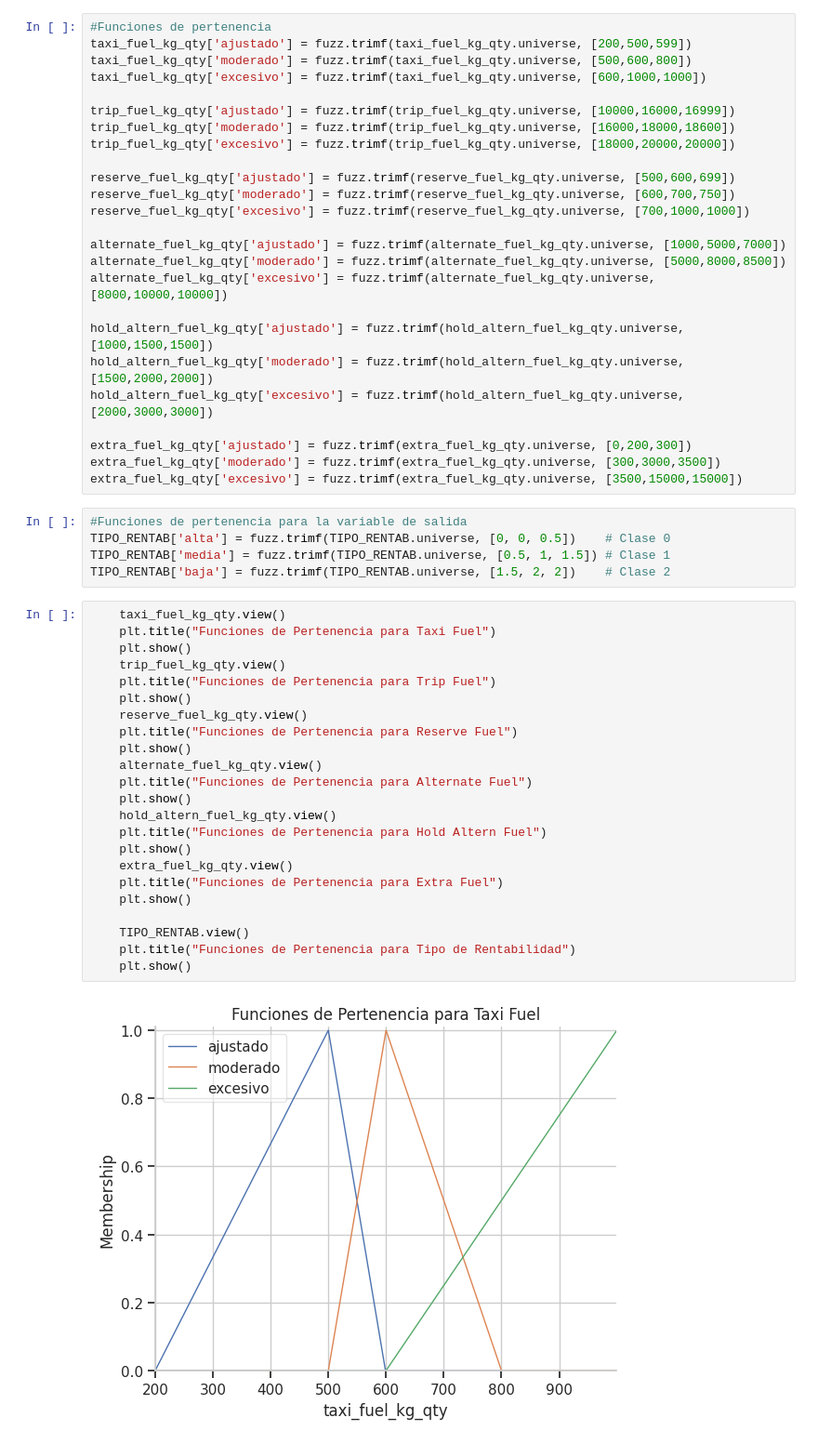
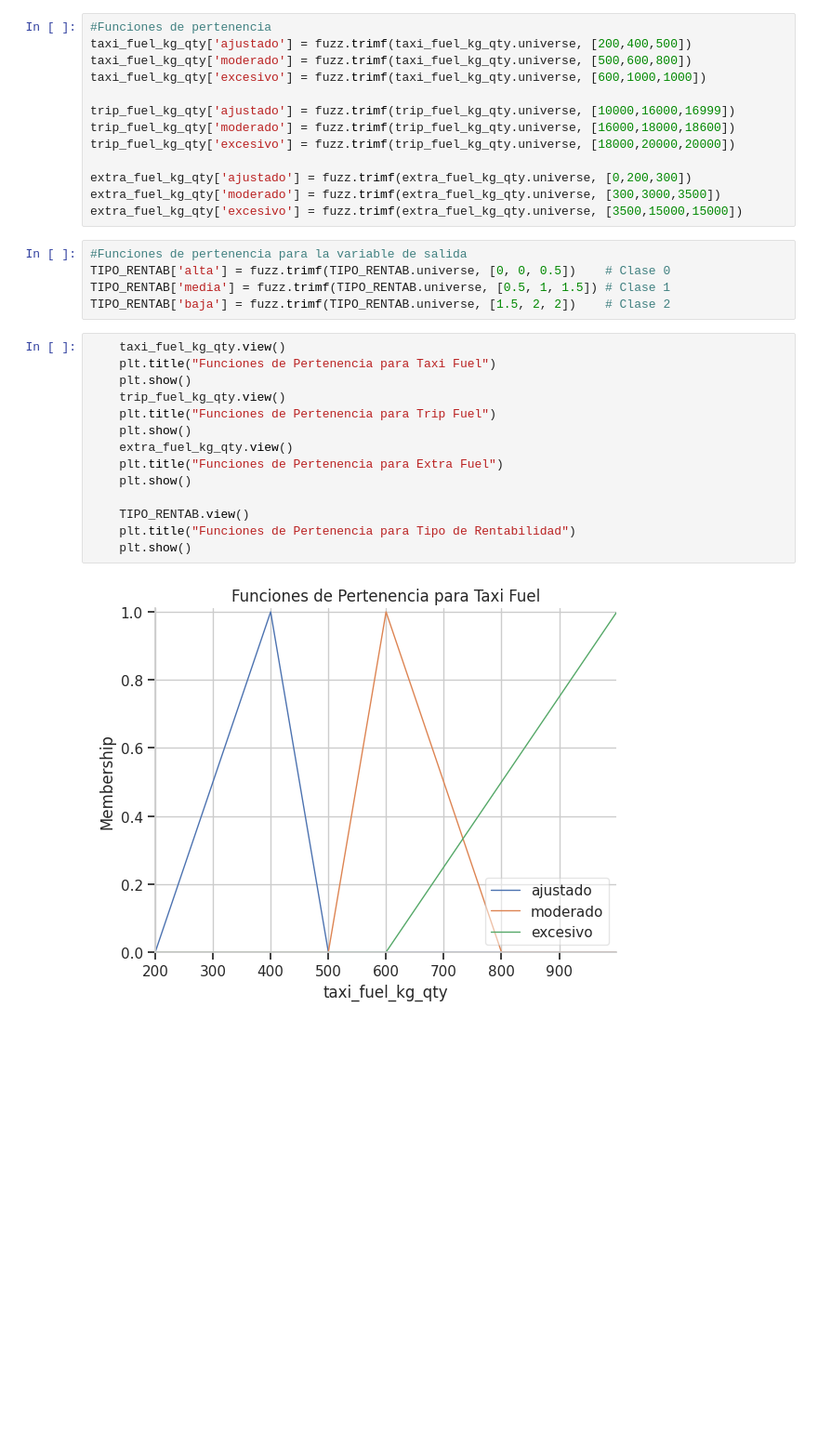
Before and after one commit to Felipepa9/MADSI, a Jupyter notebook: Sección_1_MOD_SIST_INT.ipynb, the cells around one changed output. Shown at 93% size. Drawn from its saved outputs; the diff is of its cells as text; blank space fills up the shorter version.

```diff
--- a/Sección_1_MOD_SIST_INT.ipynb
+++ b/Sección_1_MOD_SIST_INT.ipynb
@@ -75,7 +70,7 @@ extra_fuel_kg_qty = ctrl.Antecedent(np.arange(0, 15000, 1), 'extra_fuel_kg_qty')
 TIPO_RENTAB = ctrl.Consequent(np.arange(0, 2.1, 0.1), 'TIPO_RENTAB')
 # %%
 #Funciones de pertenencia
-taxi_fuel_kg_qty['ajustado'] = fuzz.trimf(taxi_fuel_kg_qty.universe, [200,500,599])
+taxi_fuel_kg_qty['ajustado'] = fuzz.trimf(taxi_fuel_kg_qty.universe, [200,400,500])
 taxi_fuel_kg_qty['moderado'] = fuzz.trimf(taxi_fuel_kg_qty.universe, [500,600,800])
 taxi_fuel_kg_qty['excesivo'] = fuzz.trimf(taxi_fuel_kg_qty.universe, [600,1000,1000])
 
@@ -83,18 +78,6 @@ trip_fuel_kg_qty['ajustado'] = fuzz.trimf(trip_fuel_kg_qty.universe, [10000,1600
 trip_fuel_kg_qty['moderado'] = fuzz.trimf(trip_fuel_kg_qty.universe, [16000,18000,18600])
 trip_fuel_kg_qty['excesivo'] = fuzz.trimf(trip_fuel_kg_qty.universe, [18000,20000,20000])
 
-reserve_fuel_kg_qty['ajustado'] = fuzz.trimf(reserve_fuel_kg_qty.universe, [500,600,699])
-reserve_fuel_kg_qty['moderado'] = fuzz.trimf(reserve_fuel_kg_qty.universe, [600,700,750])
-reserve_fuel_kg_qty['excesivo'] = fuzz.trimf(reserve_fuel_kg_qty.universe, [700,1000,1000])
-
-alternate_fuel_kg_qty['ajustado'] = fuzz.trimf(alternate_fuel_kg_qty.universe, [1000,5000,7000])
-alternate_fuel_kg_qty['moderado'] = fuzz.trimf(alternate_fuel_kg_qty.universe, [5000,8000,8500])
-alternate_fuel_kg_qty['excesivo'] = fuzz.trimf(alternate_fuel_kg_qty.universe, [8000,10000,10000])
-
-hold_altern_fuel_kg_qty['ajustado'] = fuzz.trimf(hold_altern_fuel_kg_qty.universe, [1000,1500,1500])
-hold_altern_fuel_kg_qty['moderado'] = fuzz.trimf(hold_altern_fuel_kg_qty.universe, [1500,2000,2000])
-hold_altern_fuel_kg_qty['excesivo'] = fuzz.trimf(hold_altern_fuel_kg_qty.universe, [2000,3000,3000])
-
 extra_fuel_kg_qty['ajustado'] = fuzz.trimf(extra_fuel_kg_qty.universe, [0,200,300])
 extra_fuel_kg_qty['moderado'] = fuzz.trimf(extra_fuel_kg_qty.universe, [300,3000,3500])
 extra_fuel_kg_qty['excesivo'] = fuzz.trimf(extra_fuel_kg_qty.universe, [3500,15000,15000])
@@ -106,26 +89,17 @@ TIPO_RENTAB['baja'] = fuzz.trimf(TIPO_RENTAB.universe, [1.5, 2, 2])    # Clase 2
 # %%
     taxi_fuel_kg_qty.view()
     plt.title("Funciones de Pertenencia para Taxi Fuel")
     plt.show()
     trip_fuel_kg_qty.view()
     plt.title("Funciones de Pertenencia para Trip Fuel")
-    plt.show()
-    reserve_fuel_kg_qty.view()
-    plt.title("Funciones de Pertenencia para Reserve Fuel")
-    plt.show()
-    alternate_fuel_kg_qty.view()
-    plt.title("Funciones de Pertenencia para Alternate Fuel")
-    plt.show()
-    hold_altern_fuel_kg_qty.view()
-    plt.title("Funciones de Pertenencia para Hold Altern Fuel")
     plt.show()
     extra_fuel_kg_qty.view()
     plt.title("Funciones de Pertenencia para Extra Fuel")
     plt.show()
 
     TIPO_RENTAB.view()
     plt.title("Funciones de Pertenencia para Tipo de Rentabilidad")
     plt.show()
 # %% [output]
-[figure, old version]
+[figure, new version]
 [figure]
```
Also changed, not shown: parts of 12 cells of this notebook.
